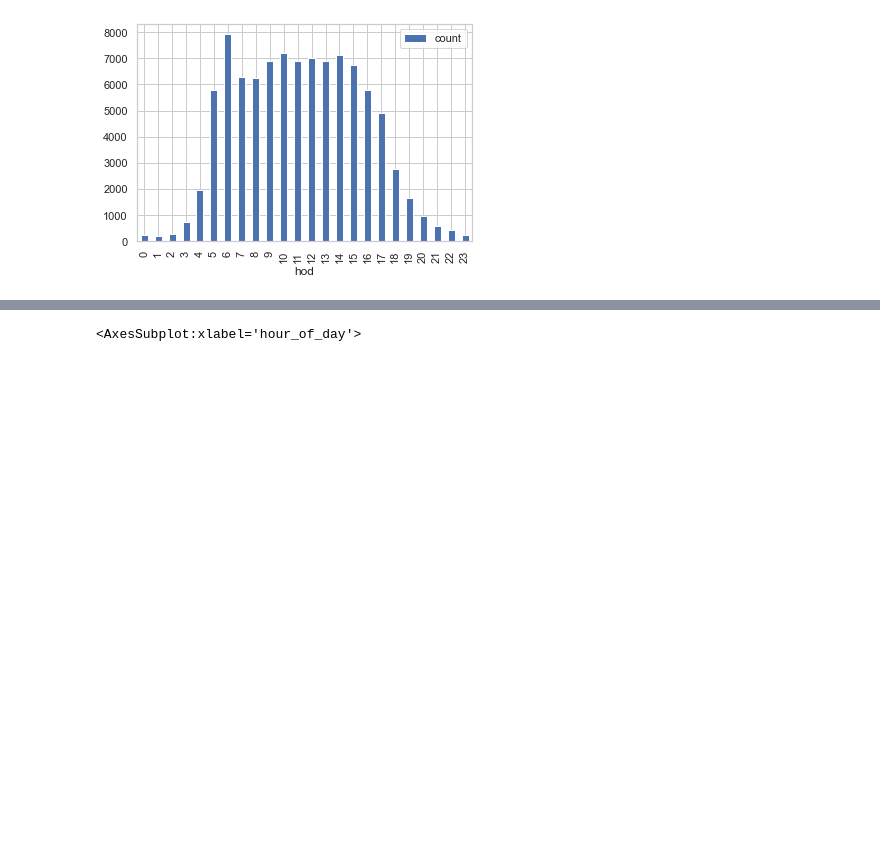
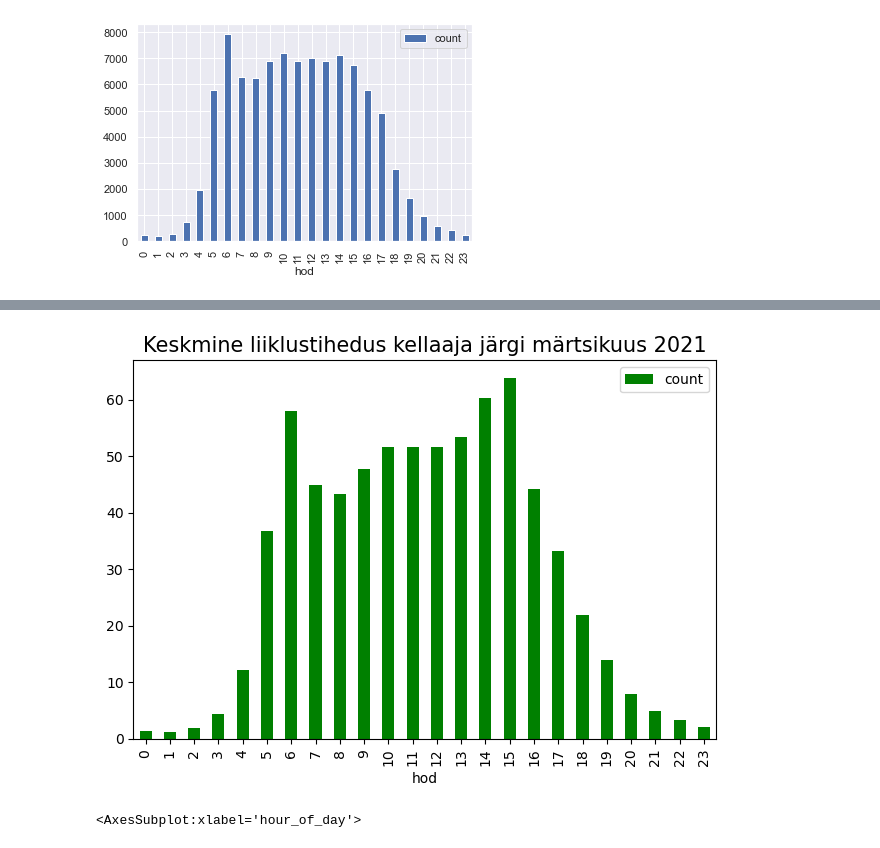
Before and after one commit to allixender/testgeo2021a, a Jupyter notebook: L4/lesson4_osm_urban.ipynb, the cells around one changed output, grey strips where cells are left out. Drawn from its saved outputs; the diff is of its cells as text; code cells hidden in the pictures; blank space fills up the shorter version.

```diff
--- a/L4/lesson4_osm_urban.ipynb
+++ b/L4/lesson4_osm_urban.ipynb
@@ -219,6 +224,7 @@ Name: name, dtype: int64
 # %%
 import seaborn as sns
 import matplotlib.pyplot as plt
+plt.style.use('default')
 
 huls = sns.color_palette("husl")
 
@@ -265,3 +271,5 @@ nava_hod_sum_df.plot(kind='bar')
 # %% [output]
 <AxesSubplot:xlabel='hod'>
 [figure]
+# %%
+traffic_data['hour_of_day'] = traffic_data['datetime'].apply(lambda dtx: dtx.hour)
@@ -268,3 +290,20 @@ nava_hod_sum_df.plot(kind='bar')
+# %%
+agg_traffic_data_hours_df = pd.DataFrame(agg_traffic_data_hours).set_index('hod')
+# %%
+plt.style.use('default')
+
+# fix, ax = plt.subplots(figsize=(15,9),)
+# plt.rc('legend',fontsize=50)
+# plt.rcParams.update({'legend.fontsize':20})
+
+ax = agg_traffic_data_hours_df.plot(kind='bar', color="green" )
+#plt.legend(["kesmine liiklustihedus"], fontsize=15)
+plt.title("Keskmine liiklustihedus kellaaja järgi märtsikuus 2021", fontsize=15)
+
+plt.tight_layout()
+plt.savefig("traffix_all_hour_day.png")
+# %% [output]
+[figure, added]
 # %%
 narva_lk.groupby(by='hour_of_day')['count'].mean().plot(kind='bar')
 # %% [output]
```
Also changed, not shown: parts of 11 cells of this notebook, 8 other files.
